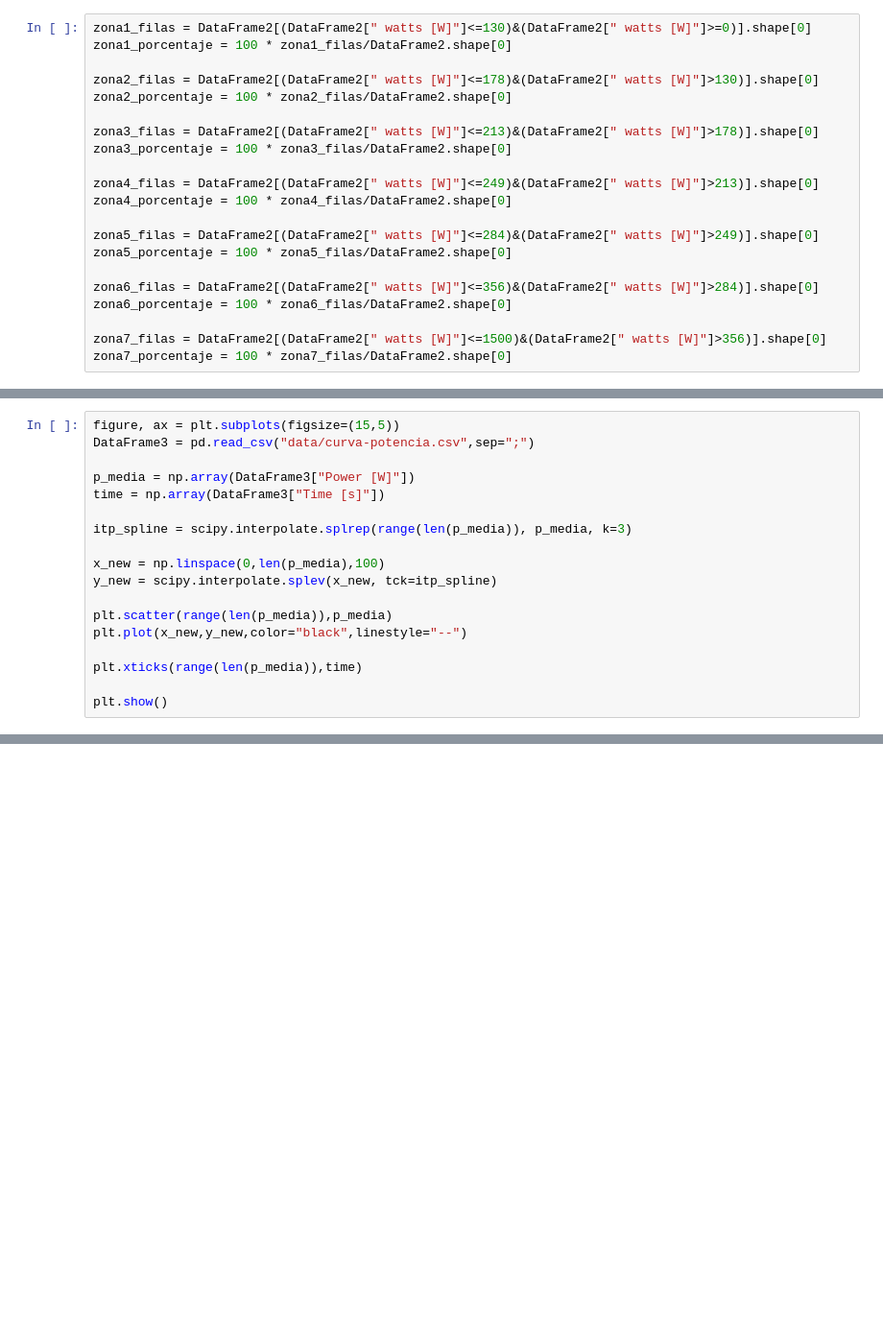
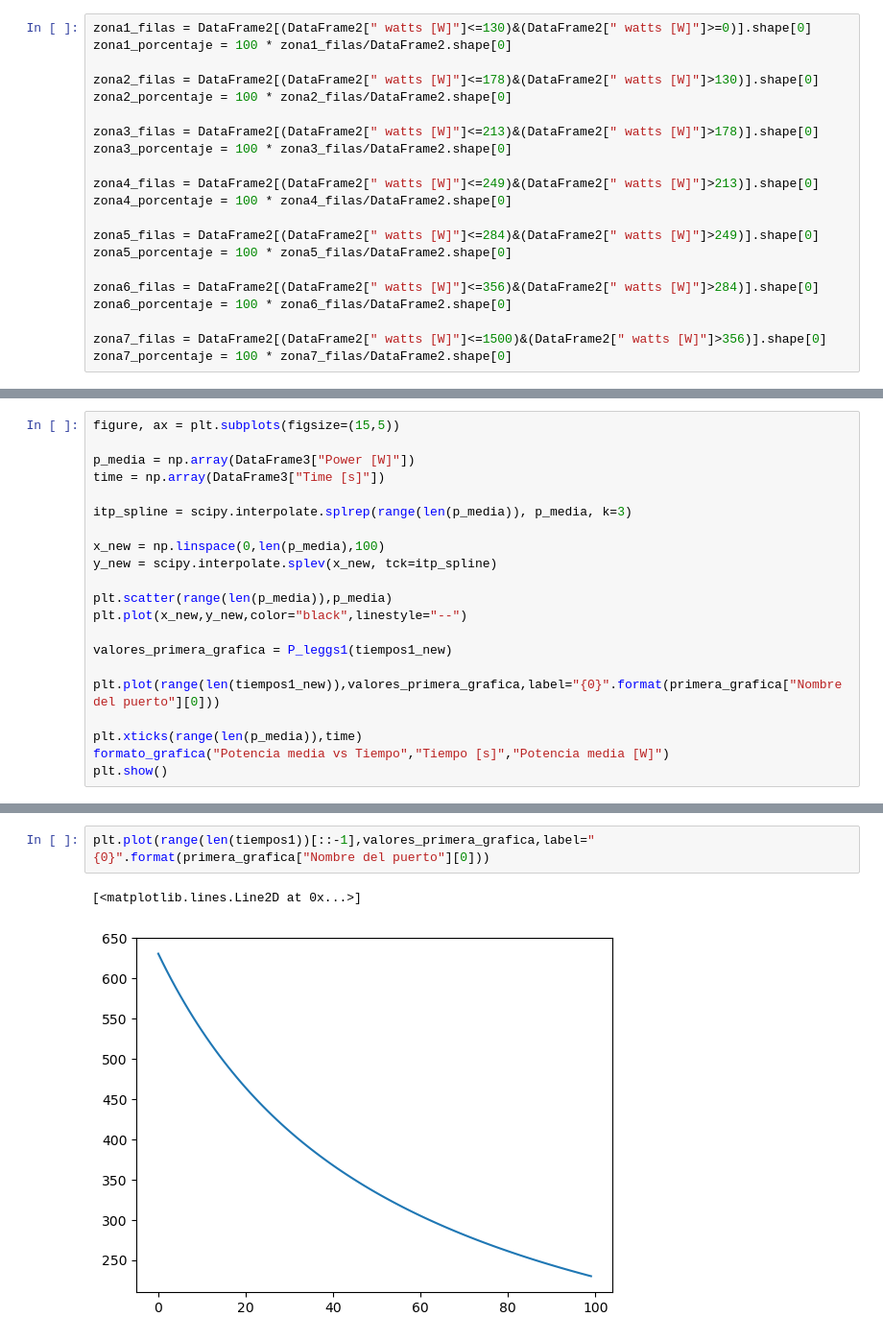
Before and after one commit to QuantumPower4/JuanGuzman-JhonAlex-HerraCompu-202302, a Jupyter notebook: Proyecto/Proyecto_JuanGuzman_JhonMontealegre.ipynb, the cells around one changed output, grey strips where cells are left out. Shown at 96% size. Drawn from its saved outputs; the diff is of its cells as text; blank space fills up the shorter version.

```diff
--- a/Proyecto/Proyecto_JuanGuzman_JhonMontealegre.ipynb
+++ b/Proyecto/Proyecto_JuanGuzman_JhonMontealegre.ipynb
@@ -203,6 +270,5 @@ plt.xlim(1,100)
 # %%
 figure, ax = plt.subplots(figsize=(15,5))
-DataFrame3 = pd.read_csv("data/curva-potencia.csv",sep=";")
 
 p_media = np.array(DataFrame3["Power [W]"])
 time = np.array(DataFrame3["Time [s]"])
@@ -215,7 +281,11 @@ y_new = scipy.interpolate.splev(x_new, tck=itp_spline)
 plt.scatter(range(len(p_media)),p_media)
 plt.plot(x_new,y_new,color="black",linestyle="--")
 
+valores_primera_grafica = P_leggs1(tiempos1_new)
+
+plt.plot(range(len(tiempos1_new)),valores_primera_grafica,label="{0}".format(primera_grafica["Nombre del puerto"][0]))
+
 plt.xticks(range(len(p_media)),time)
-
+formato_grafica("Potencia media vs Tiempo","Tiempo [s]","Potencia media [W]")
 plt.show()
 # %% [output]
@@ -222,0 +293,5 @@ plt.show()
+# %%
+plt.plot(range(len(tiempos1))[::-1],valores_primera_grafica,label="{0}".format(primera_grafica["Nombre del puerto"][0]))
+# %% [output]
+[<matplotlib.lines.Line2D at 0x...>]
+[figure, added]
```
Also changed, not shown: parts of 17 cells of this notebook.
